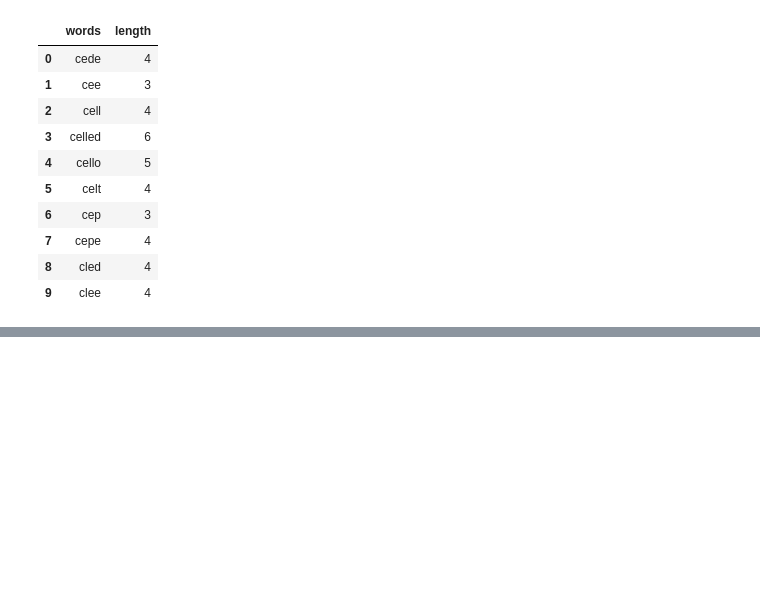
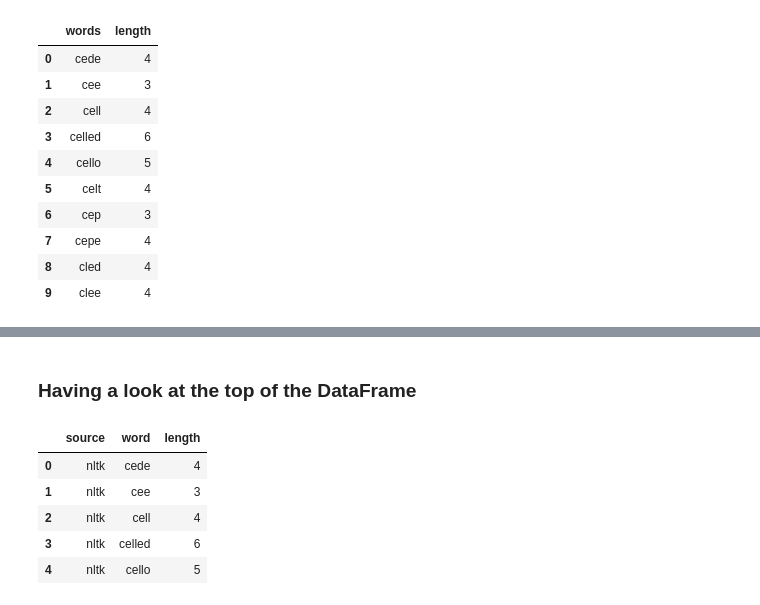
Before and after one commit to nate-walter/Words-From-The-Eye-Chart, a Jupyter notebook: Snellen_Words.ipynb, the cells around one changed output, grey strips where cells are left out. Cells and saved outputs as stored; diff of their text form; code cells hidden in the pictures; blank space fills up the shorter version.

```diff
--- a/Snellen_Words.ipynb
+++ b/Snellen_Words.ipynb
@@ -433,0 +594,3 @@ df.head(10)
+# %%
+vals = wiki_df['words']
+wiki_list = vals.tolist()
@@ -433,0 +599,6 @@ df.head(10)
+# %%
+pattern = 'epfdoctlz'
+words_list = wiki_list
+
+wiki_words = snellen_words(pattern, wiki_list)
+wiki_words
@@ -433,0 +658,3 @@ df.head(10)
+# %%
+only_in_wiki = list(set(wiki_words) - set(chart_words))
+only_in_wiki
@@ -433,0 +681,16 @@ df.head(10)
+# %%
+lists = {'nltk' : chart_words, 'enchant' : only_in_enchant, 'wiki' : only_in_wiki}
+
+data = pd.DataFrame([(k, e, len(e)) for k, l in lists.items() for e in l],
+                   columns = ['source', 'word', 'length'])
+# %% [markdown]
+### Having a look at the top of the DataFrame
+# %%
+data.head()
+# %% [output]
+|  | source | word | length |
+| 0 | nltk | cede | 4 |
+| 1 | nltk | cee | 3 |
+| 2 | nltk | cell | 4 |
+| 3 | nltk | celled | 6 |
+| 4 | nltk | cello | 5 |
```
Also changed, not shown: parts of 53 cells of this notebook.
